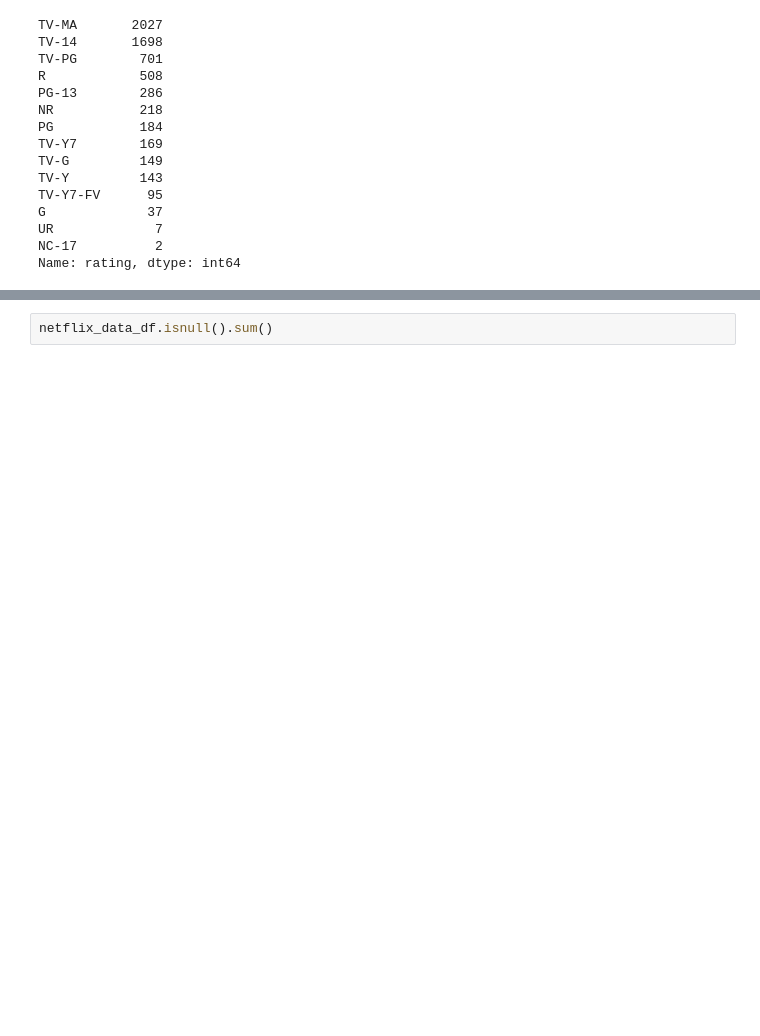
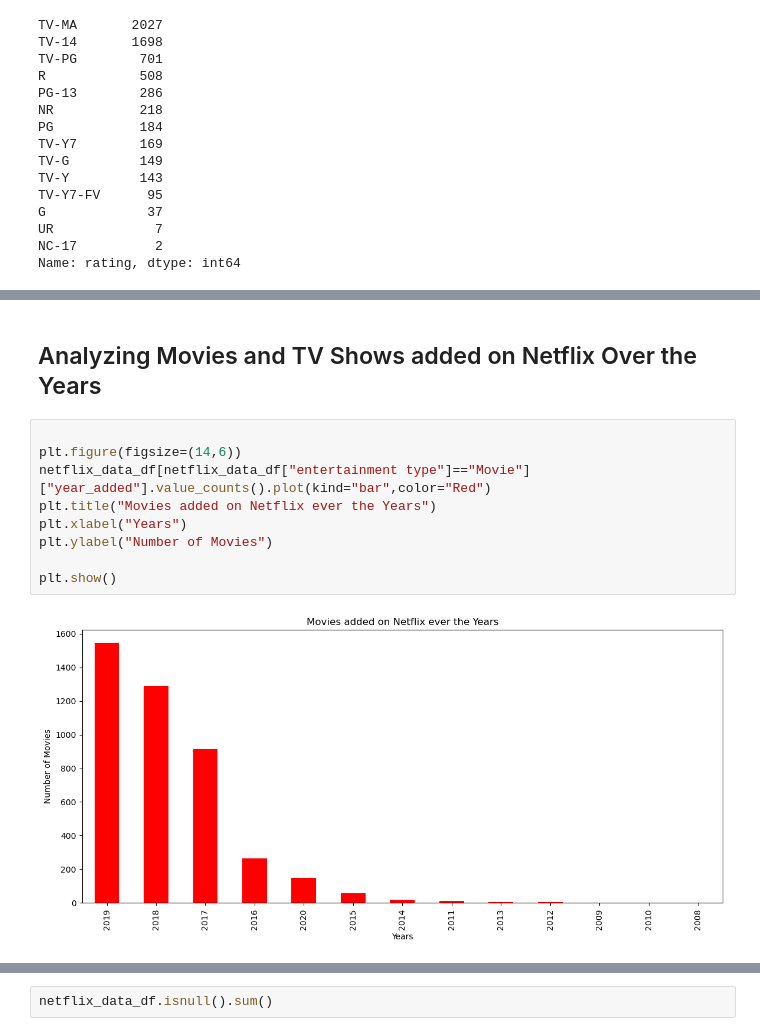
Before and after one commit to guptga/NetFlix-Movies-and-TV-Shows-Analysis, a Jupyter notebook: Netflix Data Analysis .ipynb, the cells around one changed output, grey strips where cells are left out. Cells and saved outputs as stored; diff of their text form; blank space fills up the shorter version.

```diff
--- a/Netflix Data Analysis .ipynb
+++ b/Netflix Data Analysis .ipynb
@@ -256,3 +300,16 @@ plt.show()
+# %% [markdown]
+## Analyzing Movies and TV Shows added on Netflix Over the Years
+# %%
+
+plt.figure(figsize=(14,6))
+netflix_data_df[netflix_data_df["entertainment type"]=="Movie"]["year_added"].value_counts().plot(kind="bar",color="Red")
+plt.title("Movies added on Netflix ever the Years")
+plt.xlabel("Years")
+plt.ylabel("Number of Movies")
+
+plt.show()
+# %% [output]
+[figure, added]
 # %%
 plt.figure(figsize=(12,6))
 netflix_data_df[netflix_data_df["entertainment type"]=="TV Show"]["year_added"].value_counts().plot(kind="bar",color="Green")
```
Also changed, not shown: parts of 48 cells of this notebook, 2 other files.
